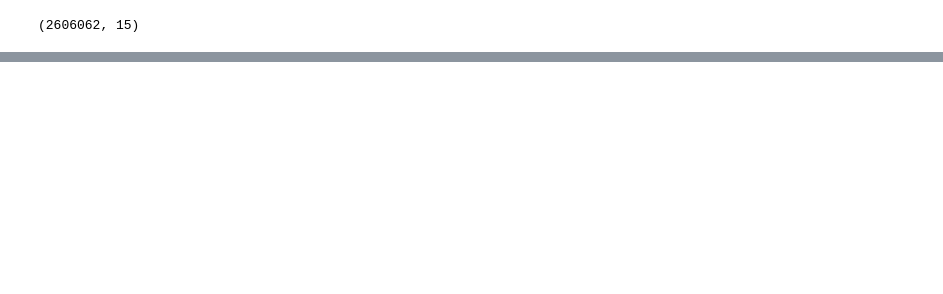
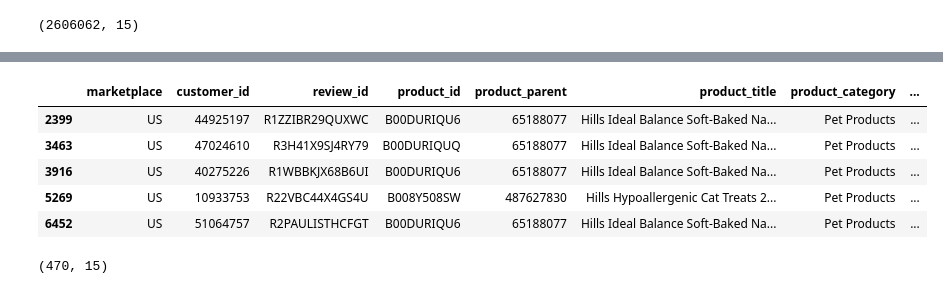
Before and after one commit to lekpix/Amazon-Review-Pet-Products, a Jupyter notebook: PetProductsReview.ipynb, the cells around one changed output, grey strips where cells are left out. Saved outputs shown, nothing was run; the diff lists cells and outputs as text; code cells hidden in the pictures; blank space fills up the shorter version.

Commit message:
Seggregating Products

```diff
--- a/PetProductsReview.ipynb
+++ b/PetProductsReview.ipynb
@@ -44,0 +40,3 @@ PetProducts1.to_csv("Resources/CleanedPetPRoducts.csv")
+# %%
+wholePetProducts=pd.read_csv('Resources/CleanedPetPRoducts.csv')
+wholePetProducts.head()
@@ -44,0 +54,10 @@ PetProducts1.to_csv("Resources/CleanedPetPRoducts.csv")
+# %%
+HillsProducts=wholePetProducts[wholePetProducts.product_title.str.contains('Hills',na=False)]
+HillsProducts.head()
+# %% [output]
+|  | marketplace | customer_id | review_id | product_id | product_parent | product_title | product_category | ... |
+| 2399 | US | 44925197 | R1ZZIBR29QUXWC | B00DURIQU6 | 65188077 | Hills Ideal Balance Soft-Baked Na... | Pet Products | ... |
+| 3463 | US | 47024610 | R3H41X9SJ4RY79 | B00DURIQUQ | 65188077 | Hills Ideal Balance Soft-Baked Na... | Pet Products | ... |
+| 3916 | US | 40275226 | R1WBBKJX68B6UI | B00DURIQU6 | 65188077 | Hills Ideal Balance Soft-Baked Na... | Pet Products | ... |
+| 5269 | US | 10933753 | R22VBC44X4GS4U | B008Y508SW | 487627830 | Hills Hypoallergenic Cat Treats 2... | Pet Products | ... |
+| 6452 | US | 51064757 | R2PAULISTHCFGT | B00DURIQU6 | 65188077 | Hills Ideal Balance Soft-Baked Na... | Pet Products | ... |
@@ -44,0 +69,4 @@ PetProducts1.to_csv("Resources/CleanedPetPRoducts.csv")
+# %%
+HillsProducts.shape
+# %% [output]
+(470, 15)
```
Also changed, not shown: parts of 14 cells of this notebook.
